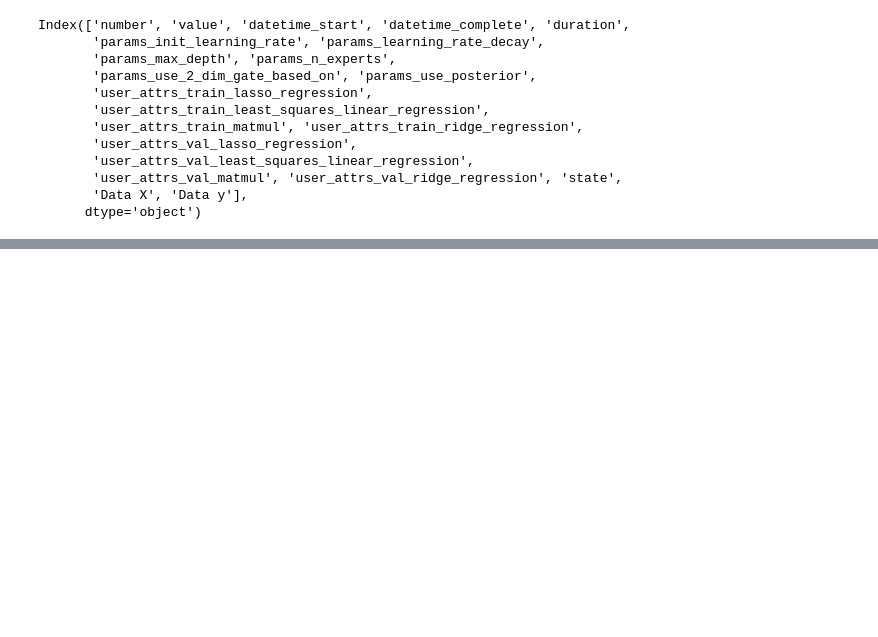
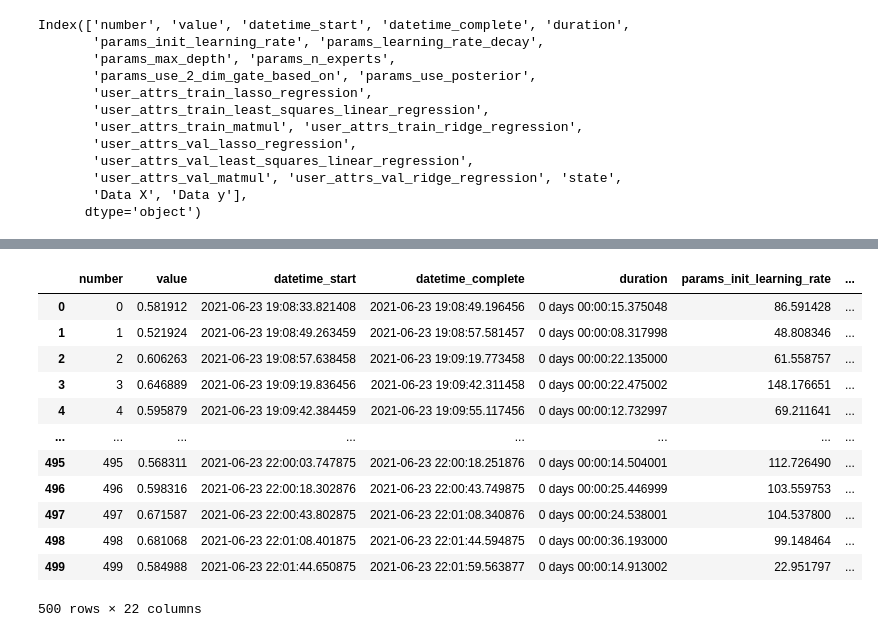
Before and after one commit to simsal0r/mixture-of-decision-trees, a Jupyter notebook: benchmarks/analysis_optimization_m_step.ipynb, the cells around one changed output, grey strips where cells are left out. Cells and saved outputs as stored; diff of their text form; code cells hidden in the pictures; blank space fills up the shorter version.

```diff
--- a/benchmarks/analysis_optimization_m_step.ipynb
+++ b/benchmarks/analysis_optimization_m_step.ipynb
@@ -44,0 +31,16 @@ df.groupby(['Data X', 'params_n_experts','params_max_depth']).mean()
+# %%
+df
+# %% [output]
+|  | number | value | datetime_start | datetime_complete | duration | params_init_learning_rate | ... |
+| 0 | 0 | 0.581912 | 2021-06-23 19:08:33.821408 | 2021-06-23 19:08:49.196456 | 0 days 00:00:15.375048 | 86.591428 | ... |
+| 1 | 1 | 0.521924 | 2021-06-23 19:08:49.263459 | 2021-06-23 19:08:57.581457 | 0 days 00:00:08.317998 | 48.808346 | ... |
+| 2 | 2 | 0.606263 | 2021-06-23 19:08:57.638458 | 2021-06-23 19:09:19.773458 | 0 days 00:00:22.135000 | 61.558757 | ... |
+| 3 | 3 | 0.646889 | 2021-06-23 19:09:19.836456 | 2021-06-23 19:09:42.311458 | 0 days 00:00:22.475002 | 148.176651 | ... |
+| 4 | 4 | 0.595879 | 2021-06-23 19:09:42.384459 | 2021-06-23 19:09:55.117456 | 0 days 00:00:12.732997 | 69.211641 | ... |
+| ... | ... | ... | ... | ... | ... | ... | ... |
+| 495 | 495 | 0.568311 | 2021-06-23 22:00:03.747875 | 2021-06-23 22:00:18.251876 | 0 days 00:00:14.504001 | 112.726490 | ... |
+| 496 | 496 | 0.598316 | 2021-06-23 22:00:18.302876 | 2021-06-23 22:00:43.749875 | 0 days 00:00:25.446999 | 103.559753 | ... |
+| 497 | 497 | 0.671587 | 2021-06-23 22:00:43.802875 | 2021-06-23 22:01:08.340876 | 0 days 00:00:24.538001 | 104.537800 | ... |
+| 498 | 498 | 0.681068 | 2021-06-23 22:01:08.401875 | 2021-06-23 22:01:44.594875 | 0 days 00:00:36.193000 | 99.148464 | ... |
+| 499 | 499 | 0.584988 | 2021-06-23 22:01:44.650875 | 2021-06-23 22:01:59.563877 | 0 days 00:00:14.913002 | 22.951797 | ... |
+500 rows × 22 columns
```
Also changed, not shown: parts of 14 cells of this notebook, 2 other files.
